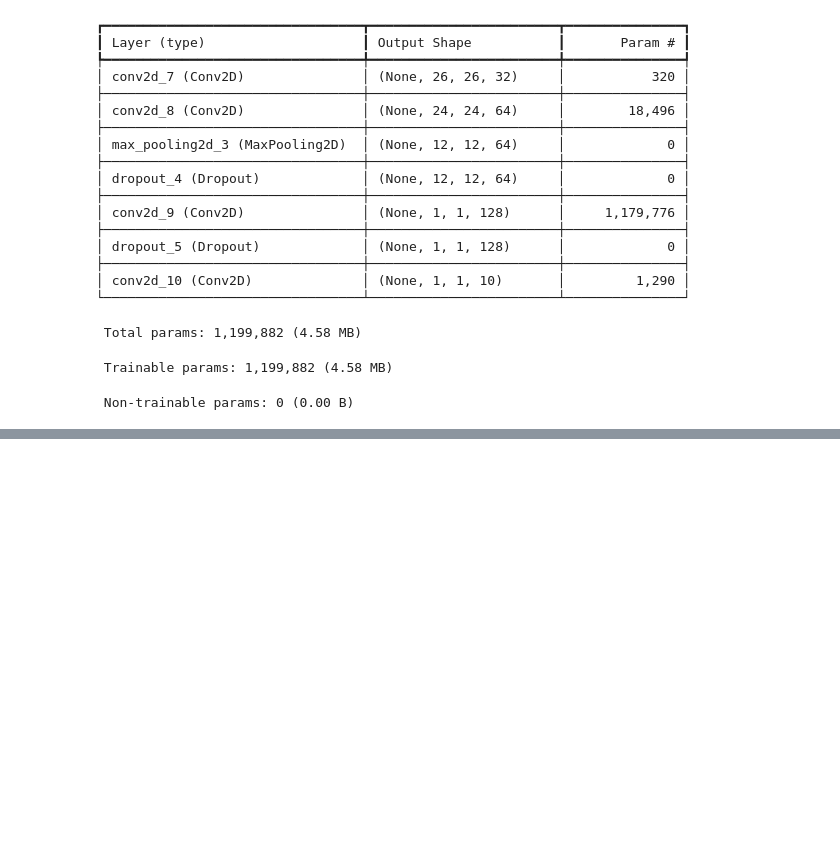
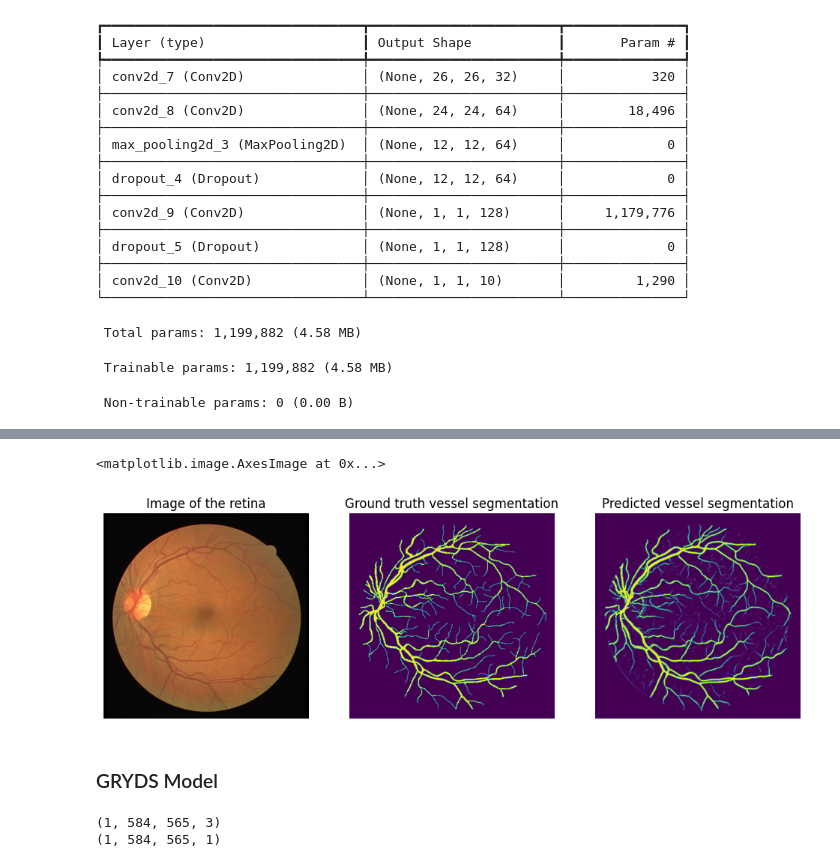
Before and after one commit to SanderBergman02/8dm50-machine-learning, a Jupyter notebook: practicals/week_4.ipynb, the cells around one changed output, grey strips where cells are left out. Drawn from its saved outputs; the diff is of its cells as text; code cells hidden in the pictures; blank space fills up the shorter version.

```diff
--- a/practicals/week_4.ipynb
+++ b/practicals/week_4.ipynb
@@ -294,10 +345,14 @@ history = model.fit(datagenerator(X_train, y_train, patch_size, patches_per_im,
 from unet_utils import preprocessing
 
 # test data paths
-impaths_test = glob(data_folder + 'test/images/*.tif')
+# impaths_test = glob(data_folder + 'test/images/*.tif')
+impaths_test = glob(r'D:\university\Q1\ML in bio\Practicals\DRIVE\test\images\*.tif')
+
 
 # load data
 test_images, test_masks, test_segmentations = load_data(impaths_test, test=True)
+print(impaths_test)
+
 
 # pad the data to fit the U-Net model
 test_images, test_masks, test_segmentations = preprocessing(test_images, test_masks, test_segmentations,
@@ -396,0 +467,11 @@ Model: "sequential_3"
+# %%
+from week4_augmentation import augmentation_brightness
+
+history = model.fit(
+    augmentation_brightness(X_train, y_train, patch_size, patches_per_im, batch_size),
+    validation_data=(val_images, val_segmentations),
+    steps_per_epoch=steps_per_epoch,
+    epochs=epochs,
+    verbose=2,
+    callbacks=[early_stopping]
+)
@@ -396,0 +496,22 @@ Model: "sequential_3"
+# %%
+# predict test samples
+test_prediction = model.predict(X_test, batch_size=4)
+
+# visualize the test result
+plt.figure(figsize=(12, 10))
+
+plt.subplot(1, 3, 1)
+plt.title("Image of the retina")
+plt.axis('off')
+plt.imshow(test_images[0])
+
+plt.subplot(1, 3, 2)
+plt.title("Ground truth vessel segmentation")
+plt.axis('off')
+plt.imshow(test_segmentations[0][:, :, 0])
+
+plt.subplot(1, 3, 3)
+plt.title("Predicted vessel segmentation")
+plt.axis('off')
+plt.imshow(test_prediction[0, :, :, 0])
+# %% [output]
@@ -396,0 +519,38 @@ Model: "sequential_3"
+<matplotlib.image.AxesImage at 0x...>
+[figure, added]
+# %% [markdown]
+### GRYDS Model
+# %%
+import os
+from unet_model import unet
+from unet_utils import datagenerator
+from keras.models import load_model
+from keras.optimizers import Adam, SGD
+from keras.callbacks import EarlyStopping, ModelCheckpoint, ReduceLROnPlateau
+import numpy as np
+
+X_train, y_train = np.expand_dims(train_images[0], axis=0), np.expand_dims(train_segmentations[0], axis=0)
+
+print(X_train.shape)
+print(y_train.shape)
+
+# hyperparameters
+depth = 3
+channels = 32
+use_batchnorm = True
+batch_size = 64
+epochs = 250
+steps_per_epoch = int(np.ceil((patches_per_im * len(train_images)) / batch_size))
+
+# work with 32x32 patches
+patch_size = (32, 32)
+# 200 patches per image
+patches_per_im = 200
+
+# initialize model
+model = unet(input_shape=(None, None, 3), depth=depth, channels=channels, batchnorm=use_batchnorm)
+model.compile(loss='binary_crossentropy', optimizer=Adam(), metrics=['accuracy'])
+early_stopping = EarlyStopping(monitor='val_loss', patience=15, restore_best_weights=True)
+# %% [output]
+(1, 584, 565, 3)
+(1, 584, 565, 1)
```
Also changed, not shown: parts of 19 cells of this notebook, 1 other file.
